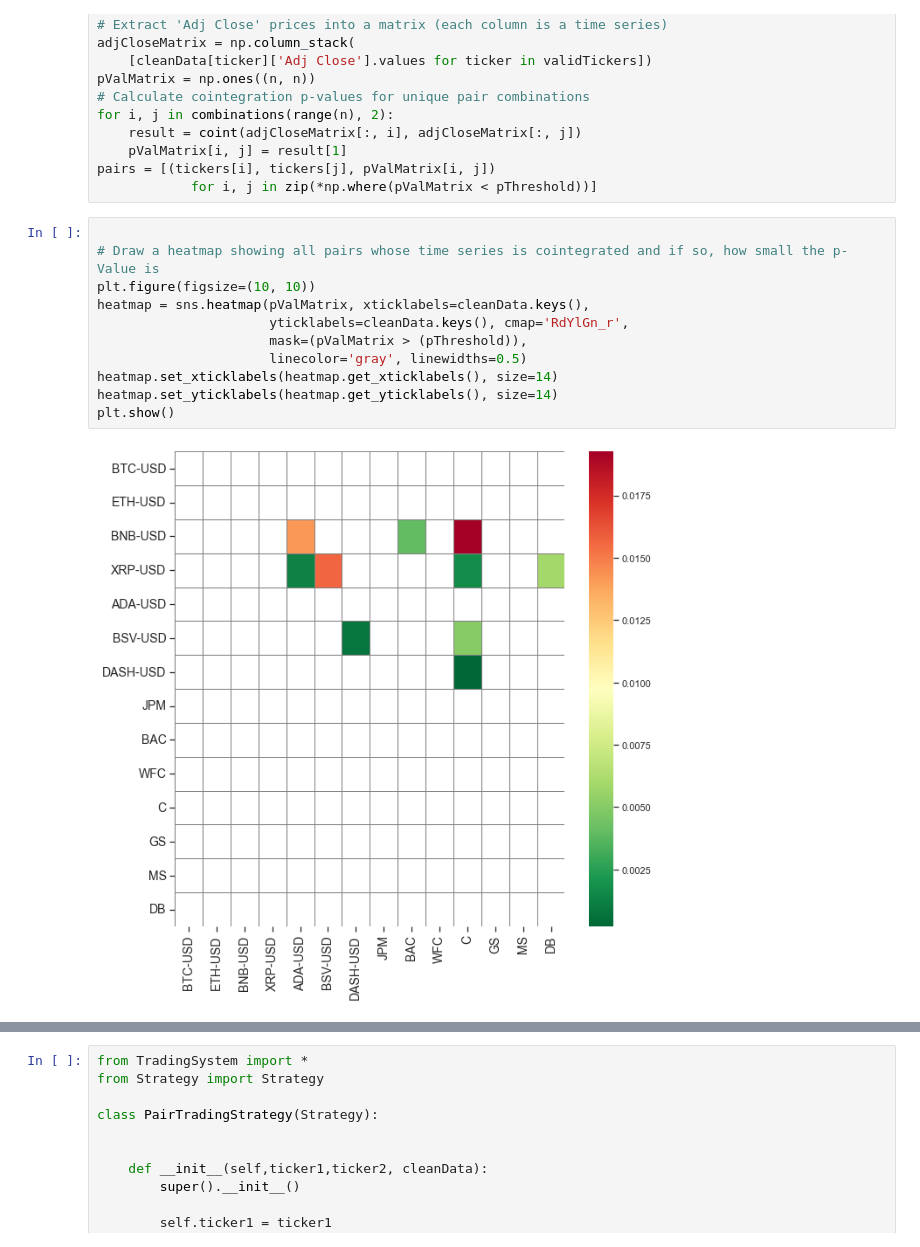
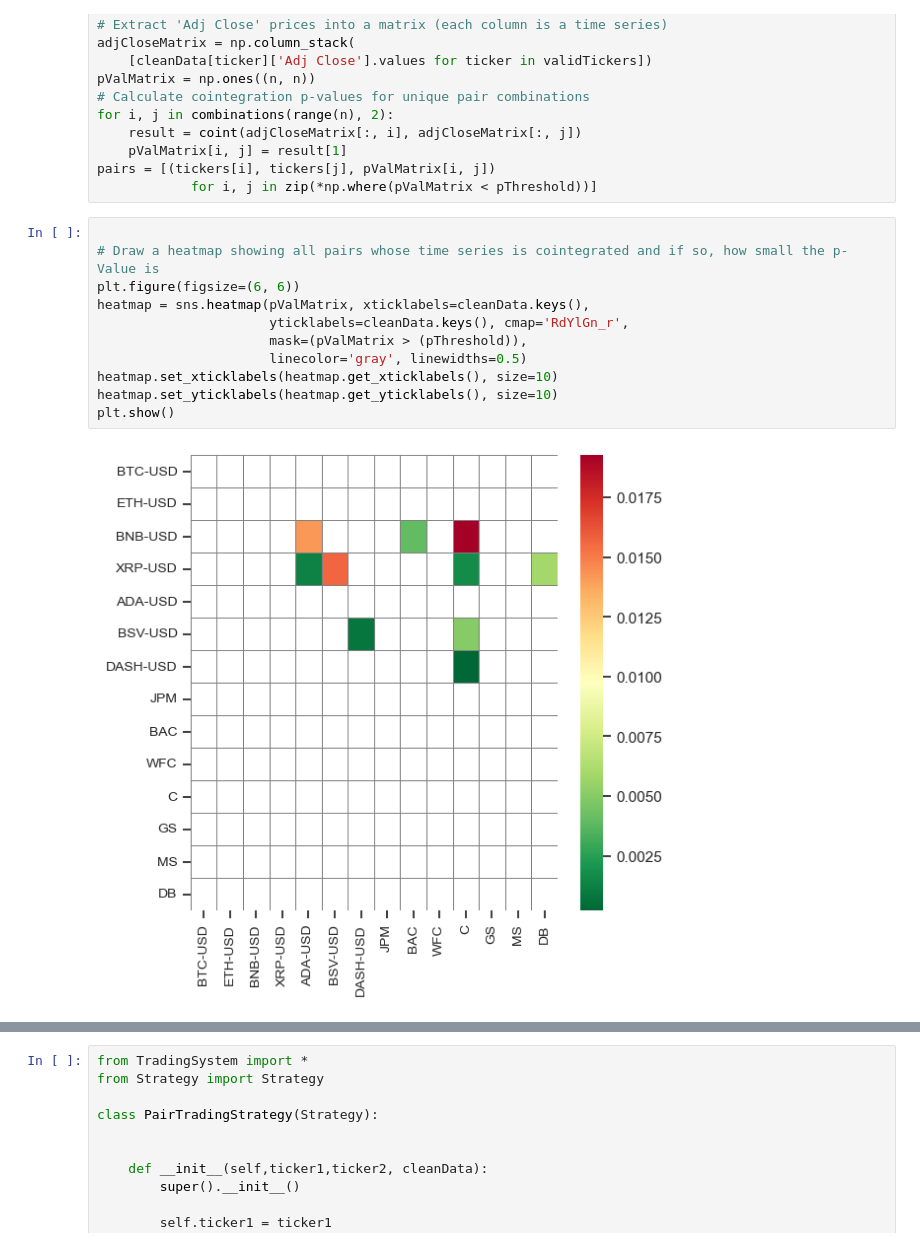
Before and after one commit to FrederikBenirschke/BasicTradingSystem, a Jupyter notebook: Examples/TradingPairsExample.ipynb, the cells around one changed output, grey strips where cells are left out. Saved outputs shown, nothing was run; the diff lists cells and outputs as text.

```diff
--- a/Examples/TradingPairsExample.ipynb
+++ b/Examples/TradingPairsExample.ipynb
@@ -109,16 +106,16 @@ pairs = [(tickers[i], tickers[j], pValMatrix[i, j])
 # %%
 
 # Draw a heatmap showing all pairs whose time series is cointegrated and if so, how small the p-Value is
-plt.figure(figsize=(10, 10))
+plt.figure(figsize=(6, 6))
 heatmap = sns.heatmap(pValMatrix, xticklabels=cleanData.keys(),
                       yticklabels=cleanData.keys(), cmap='RdYlGn_r',
                       mask=(pValMatrix > (pThreshold)),
                       linecolor='gray', linewidths=0.5)
-heatmap.set_xticklabels(heatmap.get_xticklabels(), size=14)
-heatmap.set_yticklabels(heatmap.get_yticklabels(), size=14)
+heatmap.set_xticklabels(heatmap.get_xticklabels(), size=10)
+heatmap.set_yticklabels(heatmap.get_yticklabels(), size=10)
 plt.show()
 # %% [output]
-[figure, old version]
+[figure, new version]
 # %%
 sortedPairs = sorted(pairs, key=lambda x: x[2], reverse=False)
 sortedPairsLabels, pairPValues = zip(
```
Also changed, not shown: parts of 7 cells of this notebook, 7 other files.
